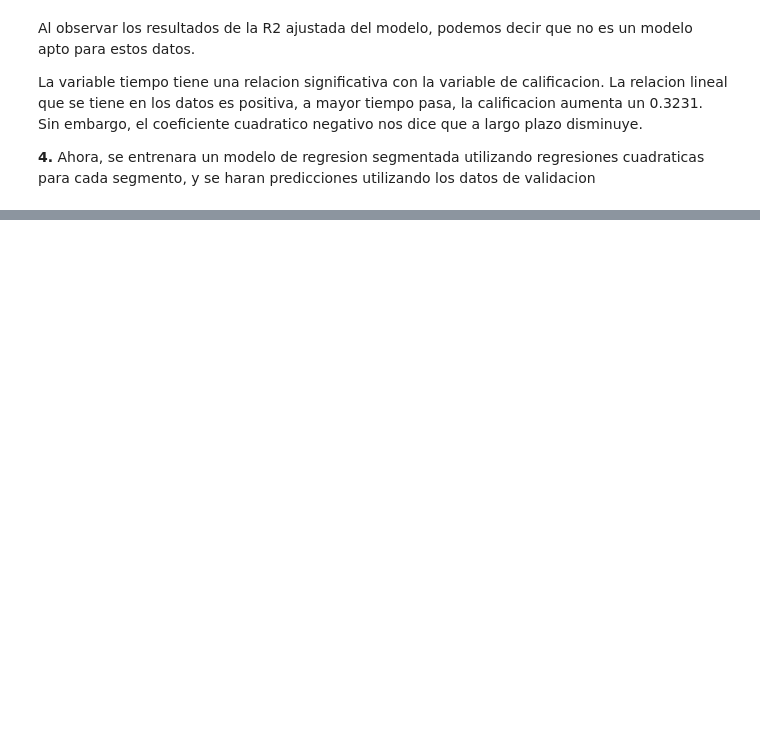
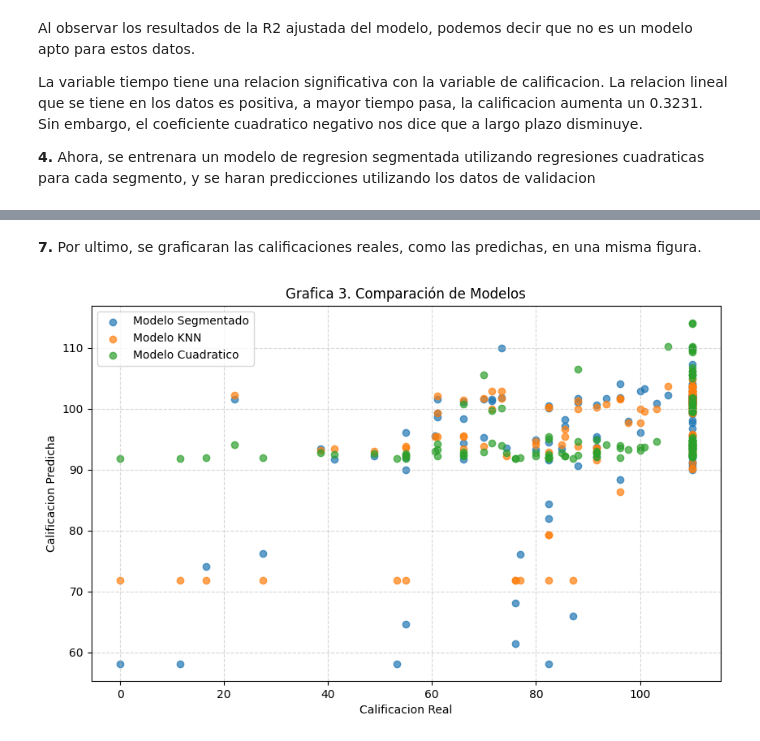
Before and after one commit to hectorcamachoz/Regresion_No_Lineal, a Jupyter notebook: A1_6_594557.ipynb, the cells around one changed output, grey strips where cells are left out. Cells and saved outputs as stored; diff of their text form; code cells hidden in the pictures; blank space fills up the shorter version.

```diff
--- a/A1_6_594557.ipynb
+++ b/A1_6_594557.ipynb
@@ -101,6 +103,11 @@ xq_test = pd.DataFrame(plyq_test.transform(x_test_reshaped))
 md = sm.OLS(list(y_train), xq_train).fit()
 
 print(md.summary())
+
+yhat_md = md.predict(xq_test)
+RSS_md = sum((list(y_test)-yhat_md)**2)
+RSE_md = np.sqrt(RSS_md/(len(y_test)-1))
+print('RSE modelo cuadratico: ',RSE_md)
 # %% [output]
                             OLS Regression Results
 ==============================================================================
@@ -139,0 +149,8 @@ RSE:  20.85827215850957
+# %%
+from sklearn.neighbors import KNeighborsRegressor as KNN
+
+mk = KNN(n_neighbors=29).fit(x_train_reshaped,y_train)
+yhat_mk = mk.predict(x_test_reshaped)
+RSS_mk = sum((list(y_test)-yhat_mk)**2)
+RSE_mk = np.sqrt(RSS_mk/(len(y_test)-1))
+print('RSE modelo KNN: ',RSE_mk)
@@ -139,0 +161,15 @@ RSE:  20.85827215850957
+# %% [markdown]
+**7.** Por ultimo, se graficaran las calificaciones reales, como las predichas, en una misma figura.
+# %%
+plt.figure(figsize=(10, 6))
+plt.scatter(y_test, yhat_ms, label='Modelo Segmentado', alpha = 0.7)
+plt.scatter(y_test, yhat_mk, label='Modelo KNN', alpha = 0.7)
+plt.scatter(y_test, yhat_md, label='Modelo Cuadratico', alpha = 0.7)
+plt.xlabel('Calificacion Real')
+plt.ylabel('Calificacion Predicha')
+plt.title('Grafica 3. Comparación de Modelos')
+plt.grid(True, linestyle = '--',alpha = 0.5)
+plt.legend()
+plt.show()
+# %% [output]
+[figure, added]
```
Also changed, not shown: parts of 10 cells of this notebook.
